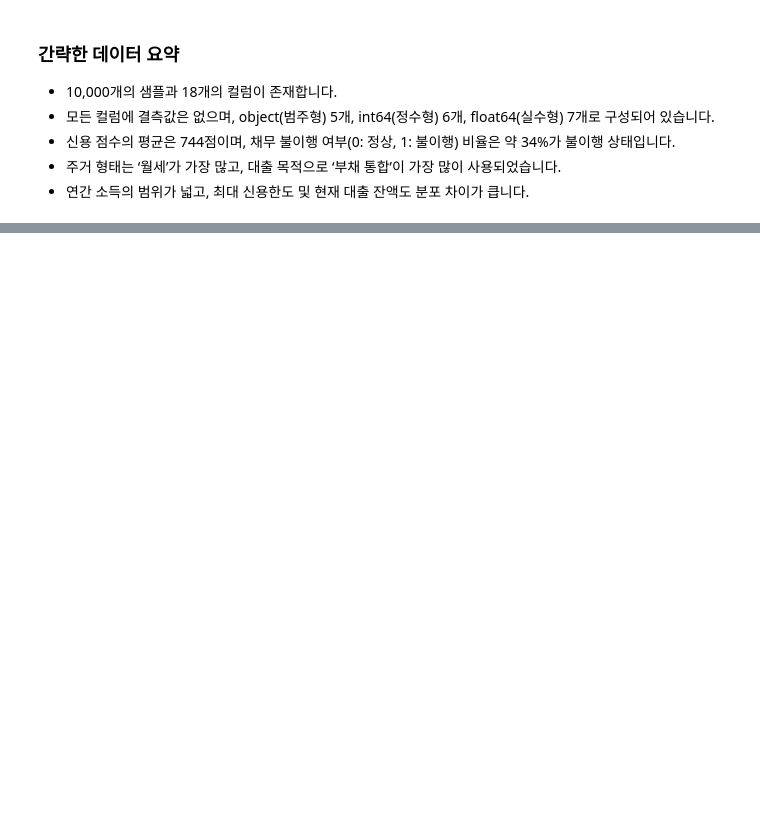
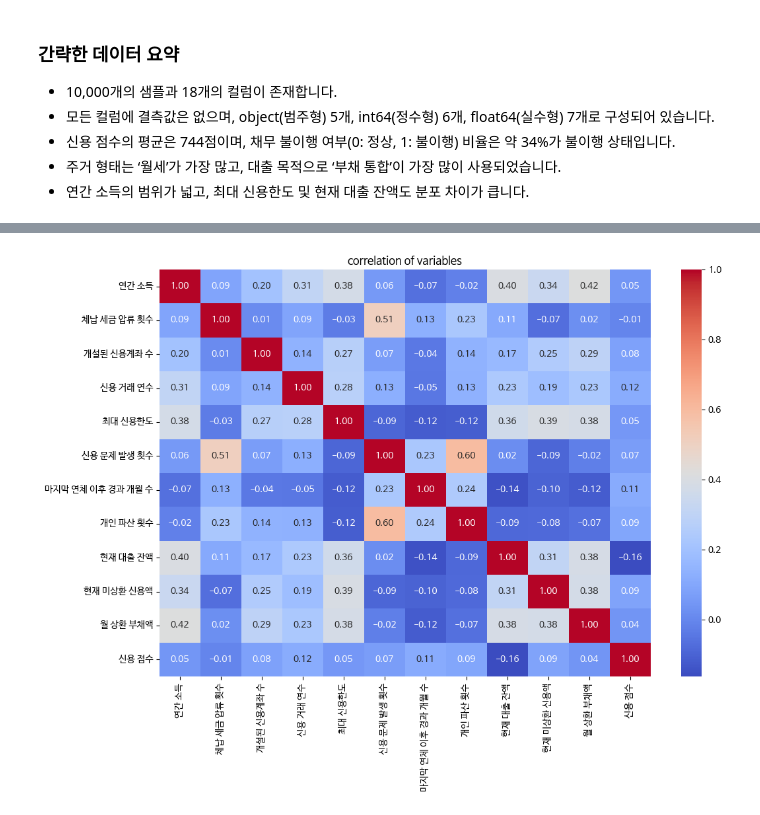
Before and after one commit to thewoowon/default-classification, a Jupyter notebook: main.ipynb, the cells around one changed output, grey strips where cells are left out. Drawn from its saved outputs; the diff is of its cells as text; code cells hidden in the pictures; blank space fills up the shorter version.

```diff
--- a/main.ipynb
+++ b/main.ipynb
@@ -45,0 +169,16 @@ NameError: name 'df' is not defined
+# %%
+# 타겟 변수 설정
+target_col = "채무 불이행 여부"
+
+df.columns = df.columns.str.strip()
+
+numeric_columns = df.select_dtypes(include=['float64','int64']).columns
+numeric_columns = numeric_columns.drop(target_col)
+# %%
+# 상관 관계 분석
+plt.figure(figsize=(12,8))
+sns.heatmap(df[numeric_columns].corr(), annot=True, fmt=".2f", cmap="coolwarm")
+plt.title("correlation of variables")
+plt.show()
+# %% [output]
+[figure, added]
```
Also changed, not shown: parts of 28 cells of this notebook.
